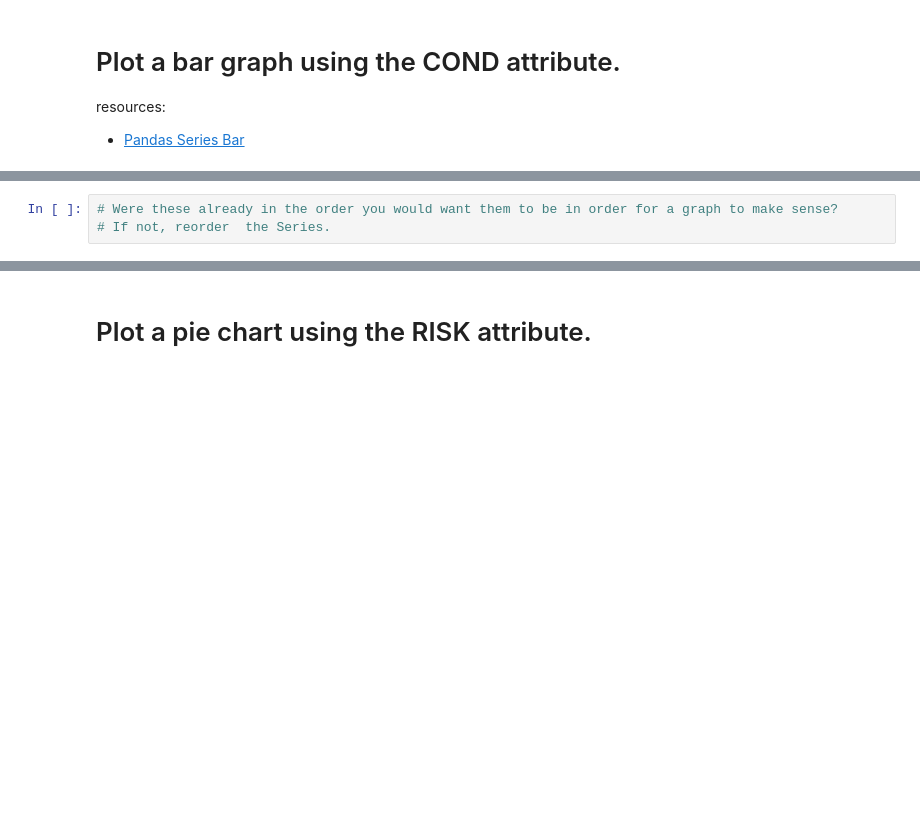
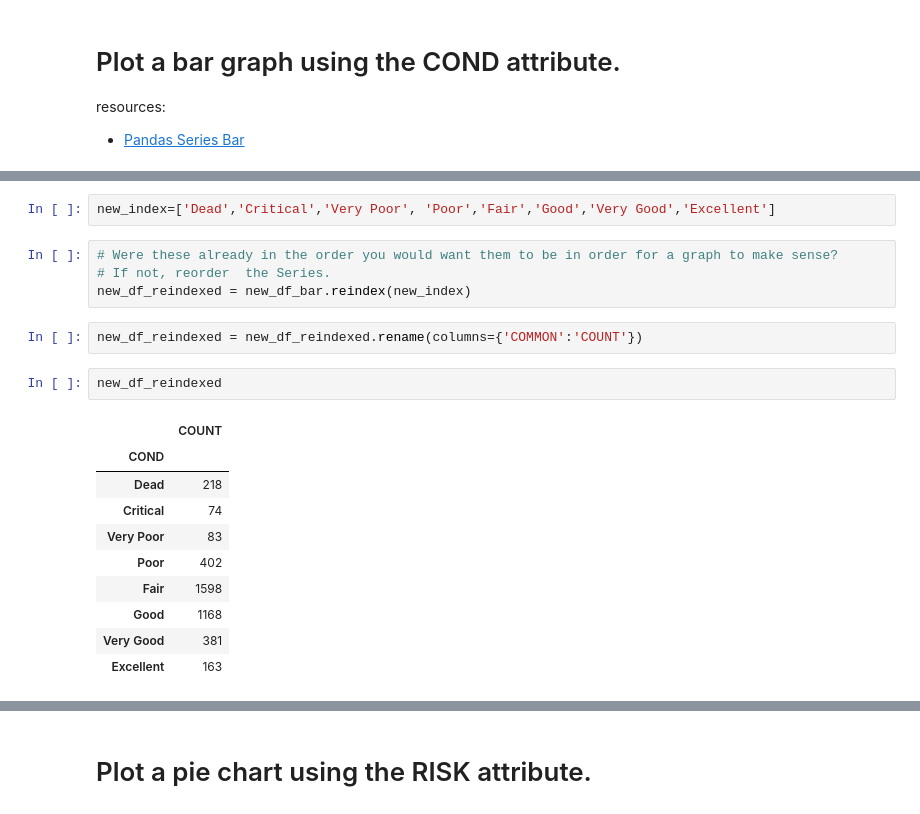
Before and after one commit to keerthiballa/DataEngineering.Labs.CityOfNewarkDETreeSurvey, a Jupyter notebook: newark_de_tree_survey.ipynb, the cells around one changed output, grey strips where cells are left out. Cells and saved outputs as stored; diff of their text form; blank space fills up the shorter version.

```diff
--- a/newark_de_tree_survey.ipynb
+++ b/newark_de_tree_survey.ipynb
@@ -145,5 +170,23 @@ resources:
+# %%
+new_index=['Dead','Critical','Very Poor', 'Poor','Fair','Good','Very Good','Excellent']
 # %%
 # Were these already in the order you would want them to be in order for a graph to make sense?
 # If not, reorder  the Series.
+new_df_reindexed = new_df_bar.reindex(new_index)
+# %%
+new_df_reindexed = new_df_reindexed.rename(columns={'COMMON':'COUNT'})
+# %%
+new_df_reindexed
+# %% [output]
+|  | COUNT |
+| COND |  |
+| Dead | 218 |
+| Critical | 74 |
+| Very Poor | 83 |
+| Poor | 402 |
+| Fair | 1598 |
+| Good | 1168 |
+| Very Good | 381 |
+| Excellent | 163 |
 # %%
 # Plot the Series here
```
Also changed, not shown: parts of 15 cells of this notebook.
